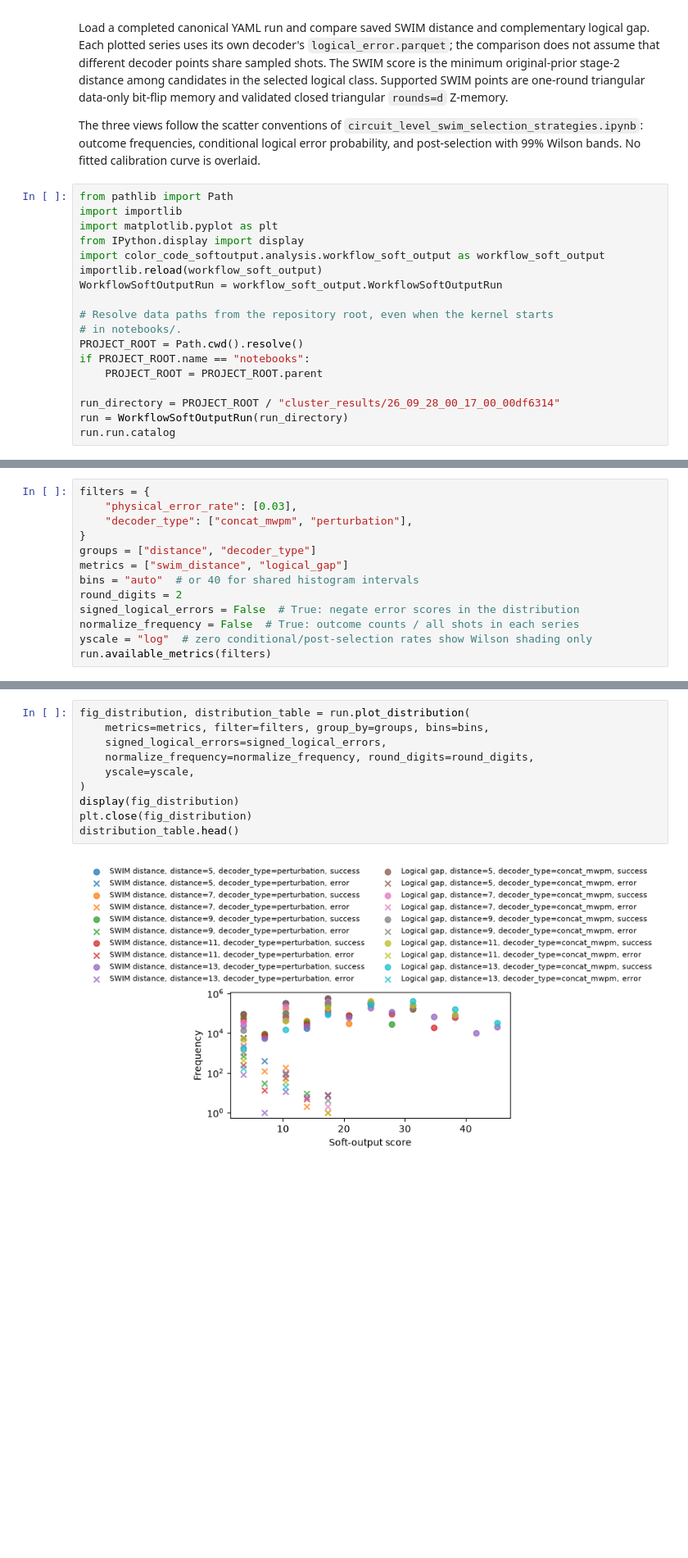
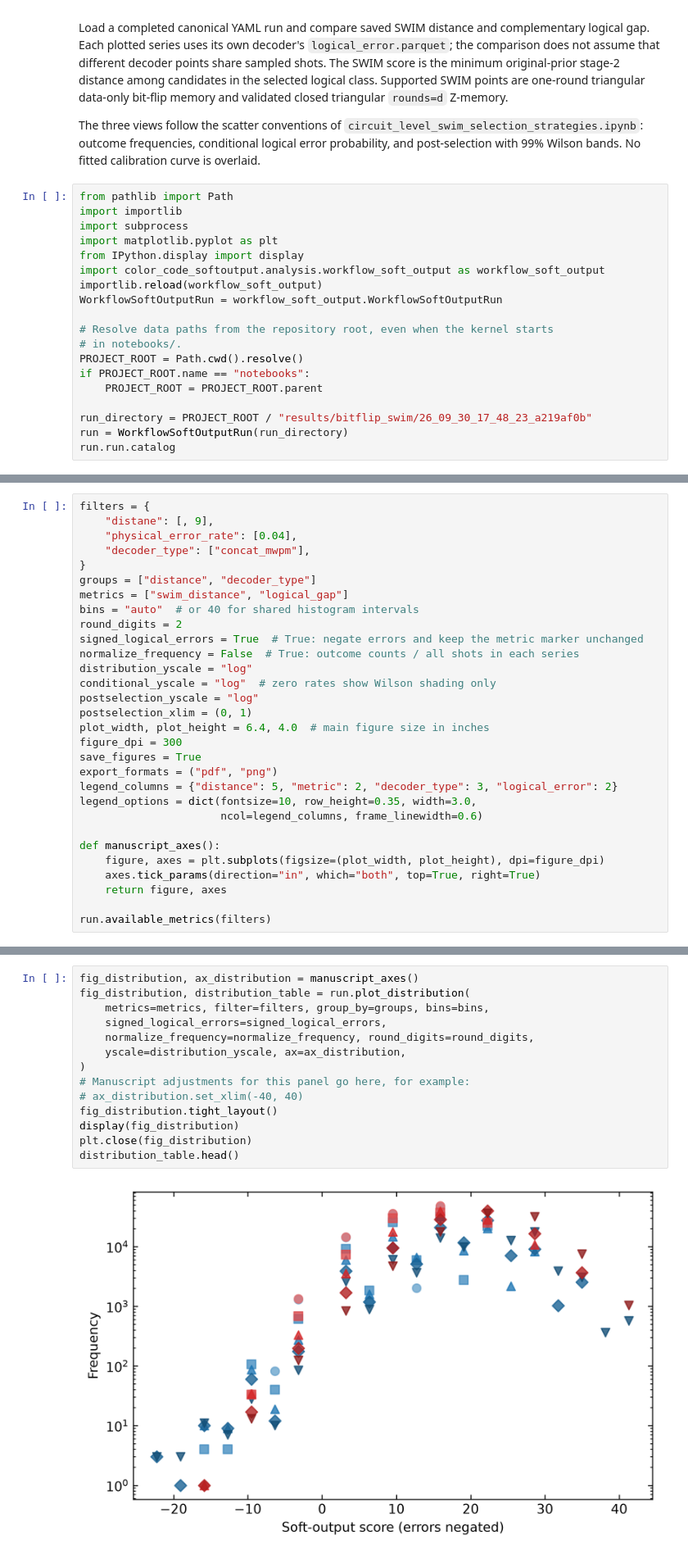
Before and after one commit to AKTKN/color_code_softoutput, a Jupyter notebook: notebooks/workflow_swim_soft_output.ipynb, the cells around one changed output, grey strips where cells are left out. Shown at 82% size. Cells and saved outputs as stored; diff of their text form; blank space fills up the shorter version.

Commit message:
Refine soft-output plots and record SWIM syndrome audits

```diff
--- a/notebooks/workflow_swim_soft_output.ipynb
+++ b/notebooks/workflow_swim_soft_output.ipynb
@@ -7,6 +7,7 @@ The three views follow the scatter conventions of `circuit_level_swim_selection_
 # %%
 from pathlib import Path
 import importlib
+import subprocess
 import matplotlib.pyplot as plt
 from IPython.display import display
 import color_code_softoutput.analysis.workflow_soft_output as workflow_soft_output
@@ -19,7 +20,7 @@ PROJECT_ROOT = Path.cwd().resolve()
 if PROJECT_ROOT.name == "notebooks":
     PROJECT_ROOT = PROJECT_ROOT.parent
 
-run_directory = PROJECT_ROOT / "cluster_results/26_09_28_00_17_00_00df6314"
+run_directory = PROJECT_ROOT / "results/bitflip_swim/26_09_30_17_48_23_a219af0b"
 run = WorkflowSoftOutputRun(run_directory)
 run.run.catalog
 # %% [output]
@@ -47,14 +52,31 @@ run.run.catalog
 # %%
 filters = {
-    "physical_error_rate": [0.03],
-    "decoder_type": ["concat_mwpm", "perturbation"],
+    "distane": [, 9],
+    "physical_error_rate": [0.04],
+    "decoder_type": ["concat_mwpm"],
 }
 groups = ["distance", "decoder_type"]
 metrics = ["swim_distance", "logical_gap"]
 bins = "auto"  # or 40 for shared histogram intervals
 round_digits = 2
-signed_logical_errors = False  # True: negate error scores in the distribution
+signed_logical_errors = True  # True: negate errors and keep the metric marker unchanged
 normalize_frequency = False  # True: outcome counts / all shots in each series
-yscale = "log"  # zero conditional/post-selection rates show Wilson shading only
+distribution_yscale = "log"
+conditional_yscale = "log"  # zero rates show Wilson shading only
+postselection_yscale = "log"
+postselection_xlim = (0, 1)
+plot_width, plot_height = 6.4, 4.0  # main figure size in inches
+figure_dpi = 300
+save_figures = True
+export_formats = ("pdf", "png")
+legend_columns = {"distance": 5, "metric": 2, "decoder_type": 3, "logical_error": 2}
+legend_options = dict(fontsize=10, row_height=0.35, width=3.0,
+                      ncol=legend_columns, frame_linewidth=0.6)
+
+def manuscript_axes():
+    figure, axes = plt.subplots(figsize=(plot_width, plot_height), dpi=figure_dpi)
+    axes.tick_params(direction="in", which="both", top=True, right=True)
+    return figure, axes
+
 run.available_metrics(filters)
 # %% [output]
@@ -76,13 +98,17 @@ Successes use `o`, logical errors use `x`. Points show counts or normalized freq
 # %%
+fig_distribution, ax_distribution = manuscript_axes()
 fig_distribution, distribution_table = run.plot_distribution(
     metrics=metrics, filter=filters, group_by=groups, bins=bins,
     signed_logical_errors=signed_logical_errors,
     normalize_frequency=normalize_frequency, round_digits=round_digits,
-    yscale=yscale,
+    yscale=distribution_yscale, ax=ax_distribution,
 )
+# Manuscript adjustments for this panel go here, for example:
+# ax_distribution.set_xlim(-40, 40)
+fig_distribution.tight_layout()
 display(fig_distribution)
 plt.close(fig_distribution)
 distribution_table.head()
 # %% [output]
-[figure, old version]
+[figure, new version]
 |  | score | raw_score | logical_error | count | shots | failures | frequency | density | total_shots | ... |
```
Also changed, not shown: parts of 12 cells of this notebook, 34 other files.
